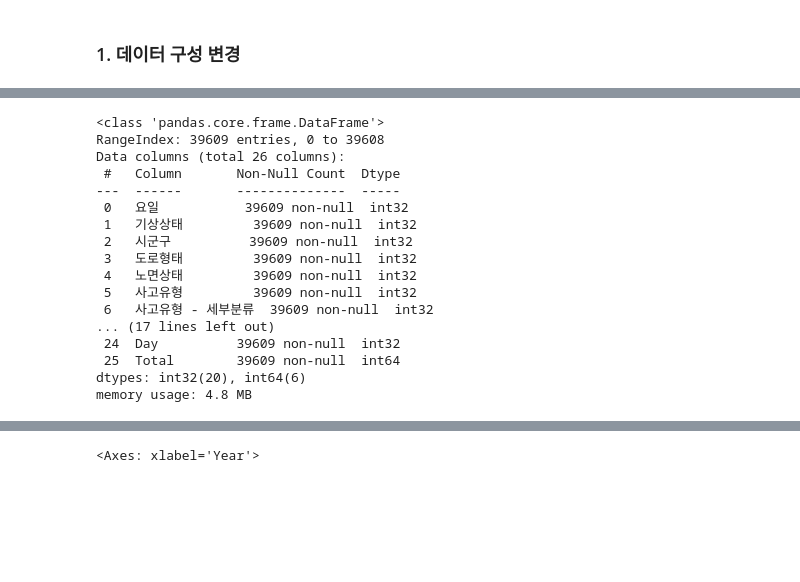
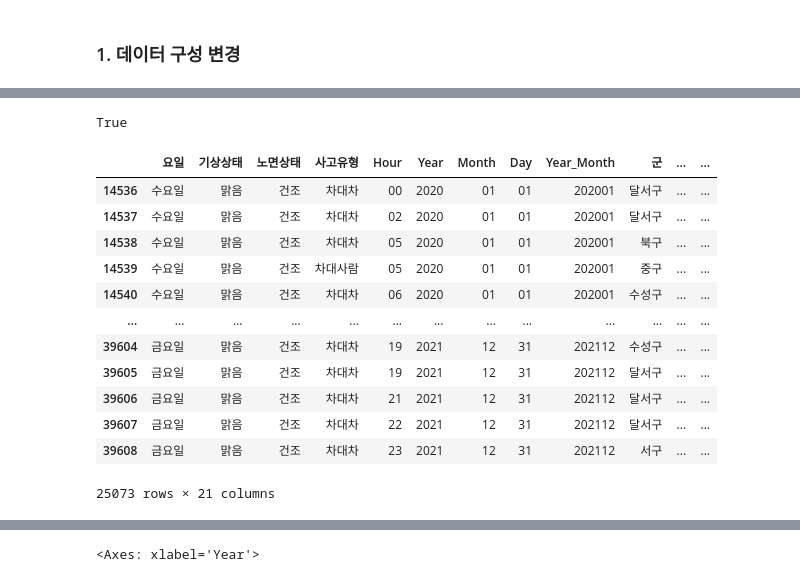
Before and after one commit to p-jiho/Traffic_Accident_Prediction, a Jupyter notebook: EDA.ipynb, the cells around one changed output, grey strips where cells are left out. Saved outputs shown, nothing was run; the diff lists cells and outputs as text; code cells hidden in the pictures; blank space fills up the shorter version.

```diff
--- a/EDA.ipynb
+++ b/EDA.ipynb
@@ -103,0 +387,4 @@ train_new["Total"] = [train_new[["사망자수","중상자수","경상자수","
+# %%
+"원대동1가" in train_new.구.tolist()
+# %% [output]
+True
@@ -104,29 +393,26 @@ train_new["Total"] = [train_new[["사망자수","중상자수","경상자수","
+# %%
+train_new[train_new.Year >= "2020"]
+# %% [output]
+|  | 요일 | 기상상태 | 노면상태 | 사고유형 | Hour | Year | Month | Day | Year_Month | 군 | ... | ... |
+| 14536 | 수요일 | 맑음 | 건조 | 차대차 | 00 | 2020 | 01 | 01 | 202001 | 달서구 | ... | ... |
+| 14537 | 수요일 | 맑음 | 건조 | 차대차 | 02 | 2020 | 01 | 01 | 202001 | 달서구 | ... | ... |
+| 14538 | 수요일 | 맑음 | 건조 | 차대차 | 05 | 2020 | 01 | 01 | 202001 | 북구 | ... | ... |
+| 14539 | 수요일 | 맑음 | 건조 | 차대사람 | 05 | 2020 | 01 | 01 | 202001 | 중구 | ... | ... |
+| 14540 | 수요일 | 맑음 | 건조 | 차대차 | 06 | 2020 | 01 | 01 | 202001 | 수성구 | ... | ... |
+| ... | ... | ... | ... | ... | ... | ... | ... | ... | ... | ... | ... | ... |
+| 39604 | 금요일 | 맑음 | 건조 | 차대차 | 19 | 2021 | 12 | 31 | 202112 | 수성구 | ... | ... |
+| 39605 | 금요일 | 맑음 | 건조 | 차대차 | 19 | 2021 | 12 | 31 | 202112 | 달서구 | ... | ... |
+| 39606 | 금요일 | 맑음 | 건조 | 차대차 | 21 | 2021 | 12 | 31 | 202112 | 달서구 | ... | ... |
+| 39607 | 금요일 | 맑음 | 건조 | 차대차 | 22 | 2021 | 12 | 31 | 202112 | 달서구 | ... | ... |
+| 39608 | 금요일 | 맑음 | 건조 | 차대차 | 23 | 2021 | 12 | 31 | 202112 | 서구 | ... | ... |
+25073 rows × 21 columns
 # %%
 # 범주형 변수 전부 라벨링
-for column in ['요일', '기상상태', '시군구', '도로형태', '노면상태', '사고유형', '사고유형 - 세부분류', '법규위반',
-       '가해운전자 차종', '가해운전자 성별', '가해운전자 연령', '가해운전자 상해정도', '피해운전자 차종',
-       '피해운전자 성별', '피해운전자 연령', '피해운전자 상해정도', 'Hour', 'Year', 'Month', 'Day']:
+for column in ['요일', '기상상태', '노면상태', '사고유형', 'Hour', 'Year', 'Month', 'Day',
+       'Year_Month', '군', '구', '도로형태대분류', '도로형태소분류']:
     le = LabelEncoder()
     le.fit(train_new[column])
     train_new[column] = le.transform(train_new[column])
-# %% [output]
-<class 'pandas.core.frame.DataFrame'>
-RangeIndex: 39609 entries, 0 to 39608
-Data columns (total 26 columns):
- #   Column       Non-Null Count  Dtype
----  ------       --------------  -----
- 0   요일           39609 non-null  int32
- 1   기상상태         39609 non-null  int32
- 2   시군구          39609 non-null  int32
- 3   도로형태         39609 non-null  int32
- 4   노면상태         39609 non-null  int32
- 5   사고유형         39609 non-null  int32
- 6   사고유형 - 세부분류  39609 non-null  int32
-... (17 lines left out)
- 24  Day          39609 non-null  int32
- 25  Total        39609 non-null  int64
-dtypes: int32(20), int64(6)
-memory usage: 4.8 MB
 # %%
 train_new.corr()
 # %% [output]
```
Also changed, not shown: parts of 30 cells of this notebook.
